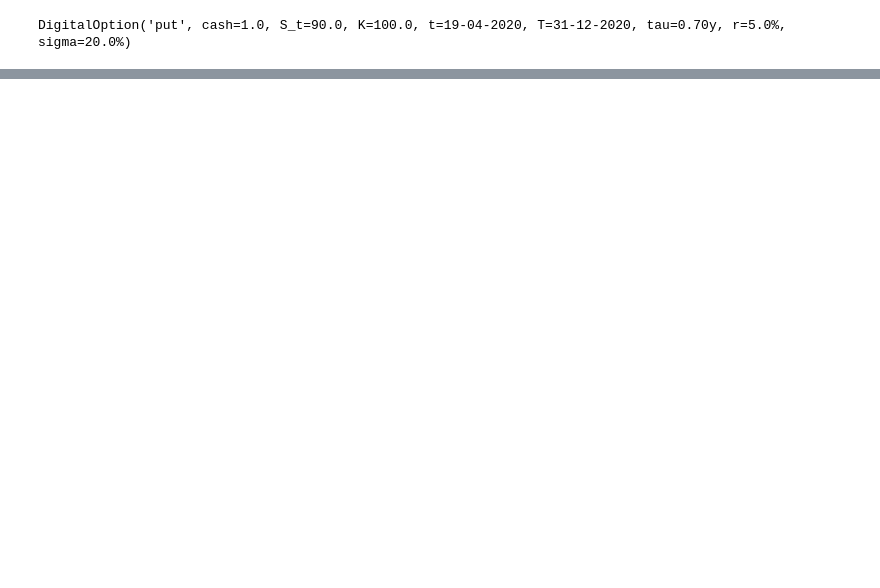
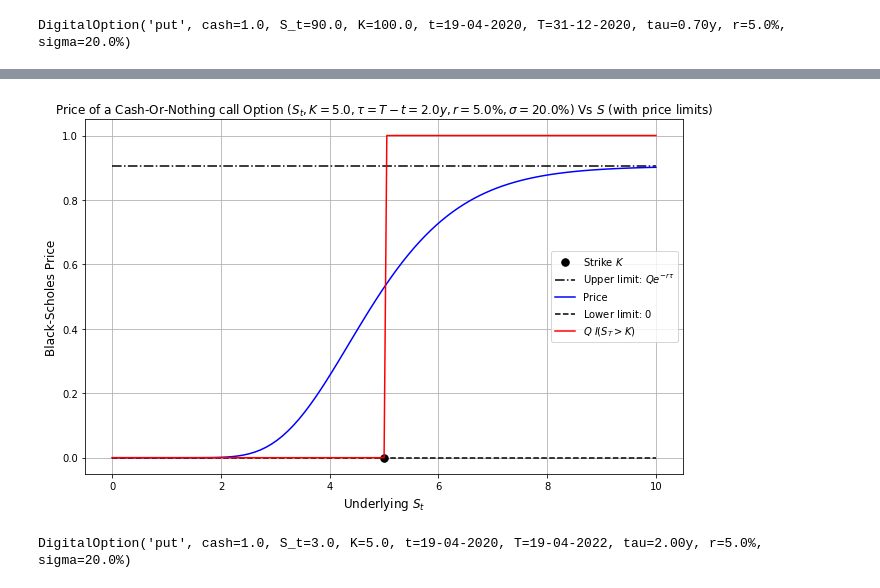
Before and after one commit to gabrielepompa88/IT-For-Business-And-Finance-2019-20, a Jupyter notebook: Notebooks/Derivatives_Analytics___Introduction_to_OOP.ipynb, the cells around one changed output, grey strips where cells are left out. Drawn from its saved outputs; the diff is of its cells as text; code cells hidden in the pictures; blank space fills up the shorter version.

```diff
--- a/Notebooks/Derivatives_Analytics___Introduction_to_OOP.ipynb
+++ b/Notebooks/Derivatives_Analytics___Introduction_to_OOP.ipynb
@@ -1828,0 +2052,17 @@ plot_price_strip(CON_Put, S_strip, tau_strip)
+# %%
+plot_price(CON_Call_focus, S_strip_focus, CON_Call_focus.get_tau())
+# %% [output]
+[figure, added]
+# %%
+CON_Put_focus = DigitalOption(option_type='put',
+                               cash_amount=1.0,
+                               S_t=3.0,
+                               K=5.0,
+                               t="19-04-2020",
+                               T="19-04-2022",
+                               r=0.05,
+                               sigma=0.2)
+
+CON_Put_focus
+# %% [output]
+DigitalOption('put', cash=1.0, S_t=3.0, K=5.0, t=19-04-2020, T=19-04-2022, tau=2.00y, r=5.0%, sigma=20.0%)
```
Also changed, not shown: parts of 35 cells of this notebook.
